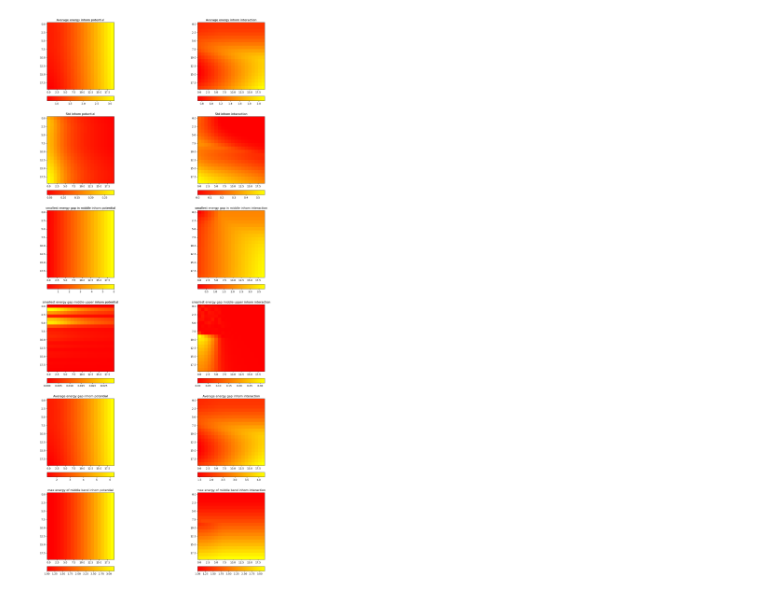
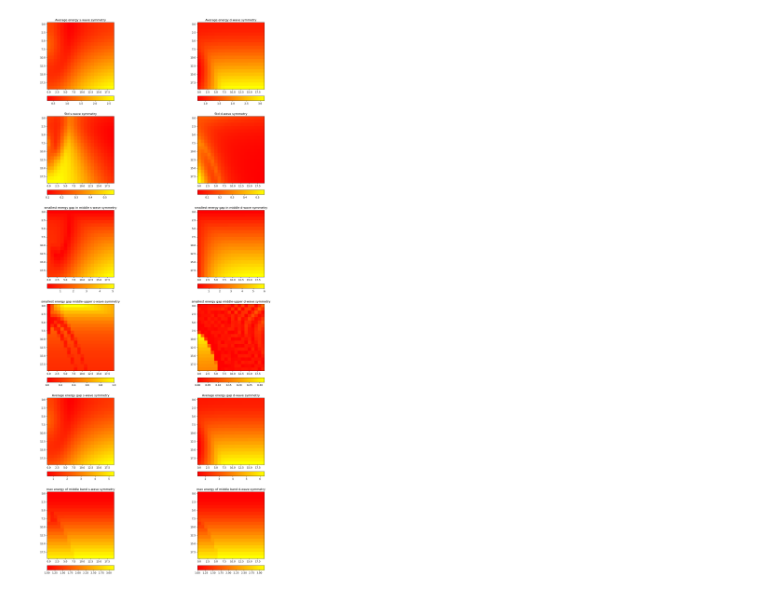
Before and after one commit to alicecarroll/Lieb-Lattice, a Jupyter notebook: stats2.ipynb, the cells around one changed output. Saved outputs shown, nothing was run; the diff lists cells and outputs as text; code cells hidden in the pictures.

```diff
--- a/stats2.ipynb
+++ b/stats2.ipynb
@@ -7,8 +7,8 @@ import numpy as np
 import matplotlib.pyplot as plt
 from mpl_toolkits.axes_grid1.axes_divider import make_axes_locatable
 # %%
-params_s = [(v, 0, 0) for v in np.linspace(0,3,20)]
-params_d = [(v, 0, 0) for v in np.linspace(0,3,20)]
+params_s = [(0, v, 0) for v in np.linspace(0,3,20)]
+params_d = [(0, 0, v) for v in np.linspace(0,3,20)]
 muarr = np.linspace(0,3,20)
 # %%
 maxe = np.ones((20, 20))
@@ -24,7 +24,7 @@ for i in range(20):
     for j in range(20):
         #mM.Del0, mM.DelD, mM.DelS = params_s[j]
         d0, dd, ds = params_s[j]
-        mM = scModel.Model(Del0=d0, Deld=dd, Dels=ds, mu=mu, inhomp=True, inhomi=False)
+        mM = scModel.Model(Del0=d0, Deld=dd, Dels=ds, mu=mu, inhomp=False, inhomi=True)
         stat = mM.simple_stats()
 
         maxe[i,j] = stat['maxe'][6]
@@ -58,31 +58,31 @@ for i in range(20):
         d_avgap[i,j] = stat['avgap'][2]
 # %%
 fig, axes = plt.subplots(6, 2, figsize=(20,40))
-#axes[0,0].set_title("Average energy s-wave symmetry")
-#axes[0,1].set_title("Average energy d-wave symmetry")
-#axes[1, 0].set_title("Std s-wave symmetry")
-#axes[1, 1].set_title("Std d-wave symmetry")
-#axes[2, 0].set_title("smallest energy gap in middle s-wave symmetry")
-#axes[2, 1].set_title("smallest energy gap in middle d-wave symmetry")
-#axes[3, 0].set_title("smallest energy gap middle-upper s-wave symmetry")
-#axes[3, 1].set_title("smallest energy gap middle-upper d-wave symmetry")
-#axes[4, 0].set_title("Average energy gap s-wave symmetry")
-#axes[4, 1].set_title("Average energy gap d-wave symmetry")
-#axes[5, 0].set_title("max energy of middle band s-wave symmetry")
-#axes[5, 1].set_title("max energy of middle band d-wave symmetry")
+axes[0,0].set_title("Average energy s-wave symmetry")
+axes[0,1].set_title("Average energy d-wave symmetry")
+axes[1, 0].set_title("Std s-wave symmetry")
+axes[1, 1].set_title("Std d-wave symmetry")
+axes[2, 0].set_title("smallest energy gap in middle s-wave symmetry")
+axes[2, 1].set_title("smallest energy gap in middle d-wave symmetry")
+axes[3, 1].set_title("smallest energy gap middle-upper d-wave symmetry")
+axes[3, 0].set_title("smallest energy gap middle-upper s-wave symmetry")
+axes[4, 0].set_title("Average energy gap s-wave symmetry")
+axes[4, 1].set_title("Average energy gap d-wave symmetry")
+axes[5, 0].set_title("max energy of middle band s-wave symmetry")
+axes[5, 1].set_title("max energy of middle band d-wave symmetry")
 
-axes[0,0].set_title("Average energy inhom potential")
-axes[0,1].set_title("Average energy inhom interaction")
-axes[1, 0].set_title("Std inhom potential")
-axes[1, 1].set_title("Std inhom interaction")
-axes[2, 0].set_title("smallest energy gap in middle inhom potential")
-axes[2, 1].set_title("smallest energy gap in middle inhom interaction")
-axes[3, 0].set_title("smallest energy gap middle-upper inhom potential")
-axes[3, 1].set_title("smallest energy gap middle-upper inhom interaction")
-axes[4, 0].set_title("Average energy gap inhom potential")
-axes[4, 1].set_title("Average energy gap inhom interaction")
-axes[5, 0].set_title("max energy of middle band inhom potential")
-axes[5, 1].set_title("max energy of middle band inhom interaction")
+#axes[0,0].set_title("Average energy inhom potential")
+#axes[0,1].set_title("Average energy inhom interaction")
+#axes[1, 0].set_title("Std inhom potential")
+#axes[1, 1].set_title("Std inhom interaction")
+#axes[2, 0].set_title("smallest energy gap in middle inhom potential")
+#axes[2, 1].set_title("smallest energy gap in middle inhom interaction")
+#axes[3, 0].set_title("smallest energy gap middle-upper inhom potential")
+#axes[3, 1].set_title("smallest energy gap middle-upper inhom interaction")
+#axes[4, 0].set_title("Average energy gap inhom potential")
+#axes[4, 1].set_title("Average energy gap inhom interaction")
+#axes[5, 0].set_title("max energy of middle band inhom potential")
+#axes[5, 1].set_title("max energy of middle band inhom interaction")
 
 av_s = axes[0,0].imshow(ave, cmap='autumn') # Visualize the Hamiltonian matrix
 av_d = axes[0,1].imshow(d_ave, cmap='autumn')
@@ -119,31 +119,31 @@ fig.colorbar(egm_s, cax=cax5, ax=axes[2,0], orientation="horizontal")
 fig.colorbar(egm_d, cax=cax6, ax=axes[2,1], orientation="horizontal")
 
 ax7_divider = make_axes_locatable(axes[3,0])
 cax7 = ax7_divider.append_axes("bottom", size="7%", pad="10%")
 ax8_divider = make_axes_locatable(axes[3,1])
 cax8 = ax8_divider.append_axes("bottom", size="7%", pad="10%")
 fig.colorbar(egum_s, cax=cax7, ax=axes[3,0], orientation="horizontal")
 fig.colorbar(egum_d, cax=cax8, ax=axes[3,1], orientation="horizontal")
 
 ax9_divider = make_axes_locatable(axes[4,0])
 cax9 = ax9_divider.append_axes("bottom", size="7%", pad="10%")
 ax10_divider = make_axes_locatable(axes[4,1])
 cax10 = ax10_divider.append_axes("bottom", size="7%", pad="10%")
 fig.colorbar(egav_s, cax=cax9, ax=axes[4,0], orientation="horizontal")
 fig.colorbar(egav_d, cax=cax10, ax=axes[4,1], orientation="horizontal")
 
 ax11_divider = make_axes_locatable(axes[5,0])
 cax11 = ax11_divider.append_axes("bottom", size="7%", pad="10%")
 ax12_divider = make_axes_locatable(axes[5,1])
 cax12 = ax12_divider.append_axes("bottom", size="7%", pad="10%")
 fig.colorbar(maxe_s, cax=cax11, ax=axes[5,0], orientation="horizontal")
 fig.colorbar(maxe_d, cax=cax12, ax=axes[5,1], orientation="horizontal")
 
 #ax2_divider = make_axes_locatable(axes[0])
 #cax2 = ax2_divider.append_axes("top", size="7%", pad="2%")
 
 
 
 plt.show()
 # %% [output]
-[figure, old version]
+[figure, new version]
```
Also changed, not shown: 8 other files.
